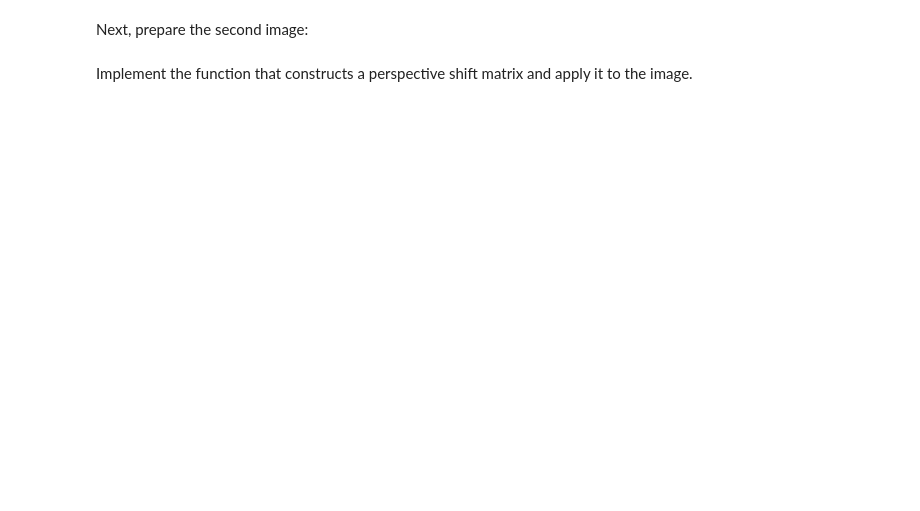
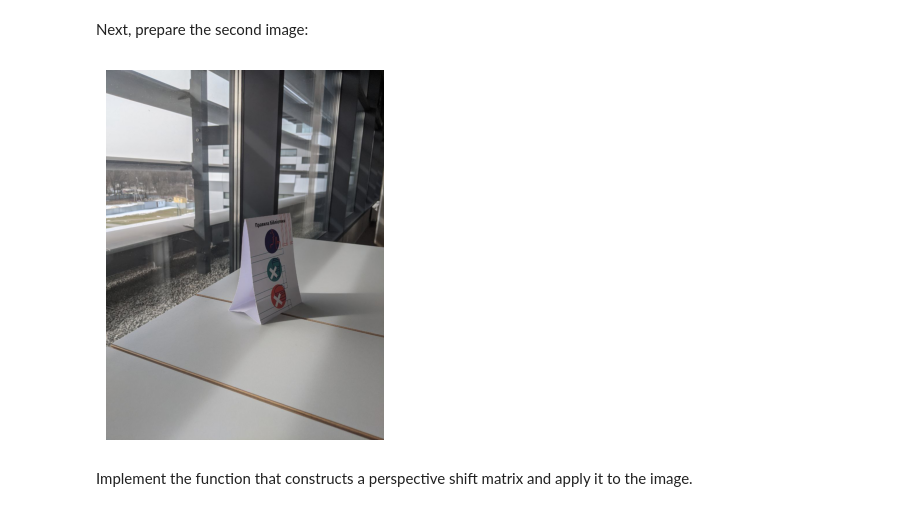
Before and after one commit to MariiaHamanuk/Lalab1, a Jupyter notebook: LA_Lab_1_template_2026.ipynb, the cells around one changed output. Saved outputs shown, nothing was run; the diff lists cells and outputs as text; code cells hidden in the pictures; blank space fills up the shorter version.

```diff
--- a/LA_Lab_1_template_2026.ipynb
+++ b/LA_Lab_1_template_2026.ipynb
@@ -461,9 +511,11 @@ First, start from explaining how to move from the equations for $u_i$ and $v_i$
 Next, prepare the second image:
 # %%
 ##### YOUR CODE STARTS #####
-img2_path = ...
+img2_path = './img2.jpg'
 ##### YOUR CODE ENDS #####
 image2 = cv.imread(img2_path)
 cv2_imshow(image2)
+# %% [output]
+[figure, added]
 # %% [markdown]
 Implement the function that constructs a perspective shift matrix and apply it to the image.
```
Also changed, not shown: parts of 18 cells of this notebook, 7 other files.
